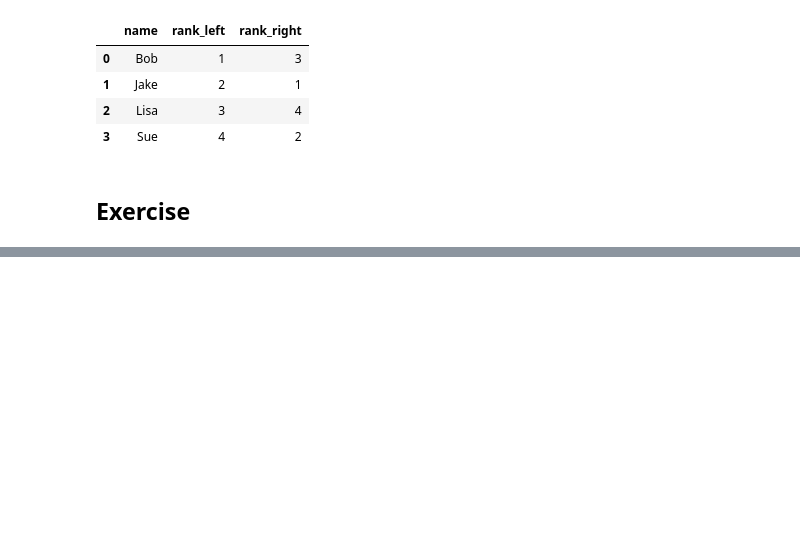
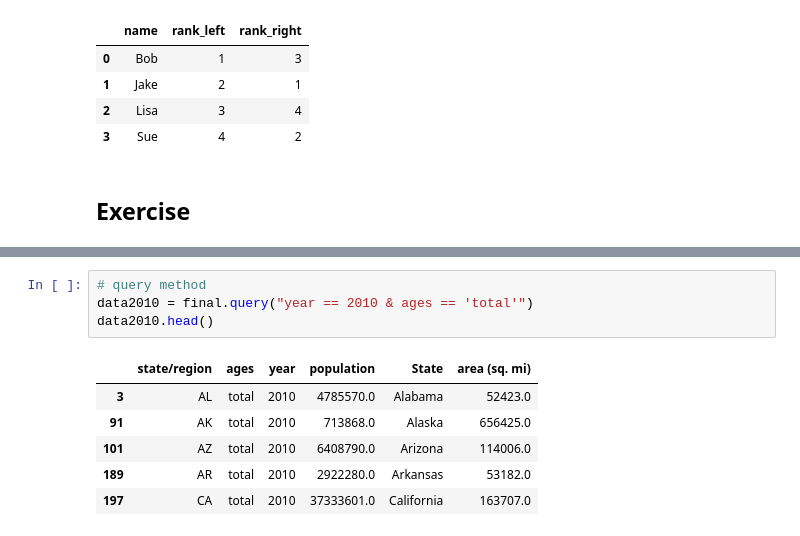
Before and after one commit to OtakuGod0/Data-Science, a Jupyter notebook: Python-Libraries/Pandas.ipynb, the cells around one changed output, grey strips where cells are left out. Saved outputs shown, nothing was run; the diff lists cells and outputs as text; blank space fills up the shorter version.

```diff
--- a/Python-Libraries/Pandas.ipynb
+++ b/Python-Libraries/Pandas.ipynb
@@ -861,0 +929,11 @@ True
+# %%
+# query method
+data2010 = final.query("year == 2010 & ages == 'total'")
+data2010.head()
+# %% [output]
+|  | state/region | ages | year | population | State | area (sq. mi) |
+| 3 | AL | total | 2010 | 4785570.0 | Alabama | 52423.0 |
+| 91 | AK | total | 2010 | 713868.0 | Alaska | 656425.0 |
+| 101 | AZ | total | 2010 | 6408790.0 | Arizona | 114006.0 |
+| 189 | AR | total | 2010 | 2922280.0 | Arkansas | 53182.0 |
+| 197 | CA | total | 2010 | 37333601.0 | California | 163707.0 |
```
Also changed, not shown: parts of 21 cells of this notebook.
